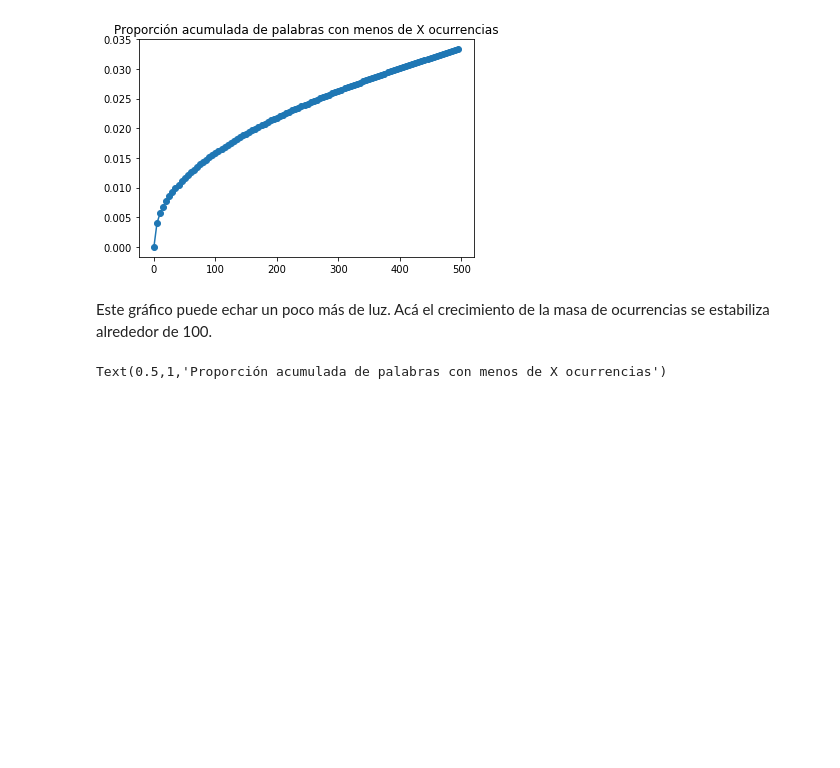
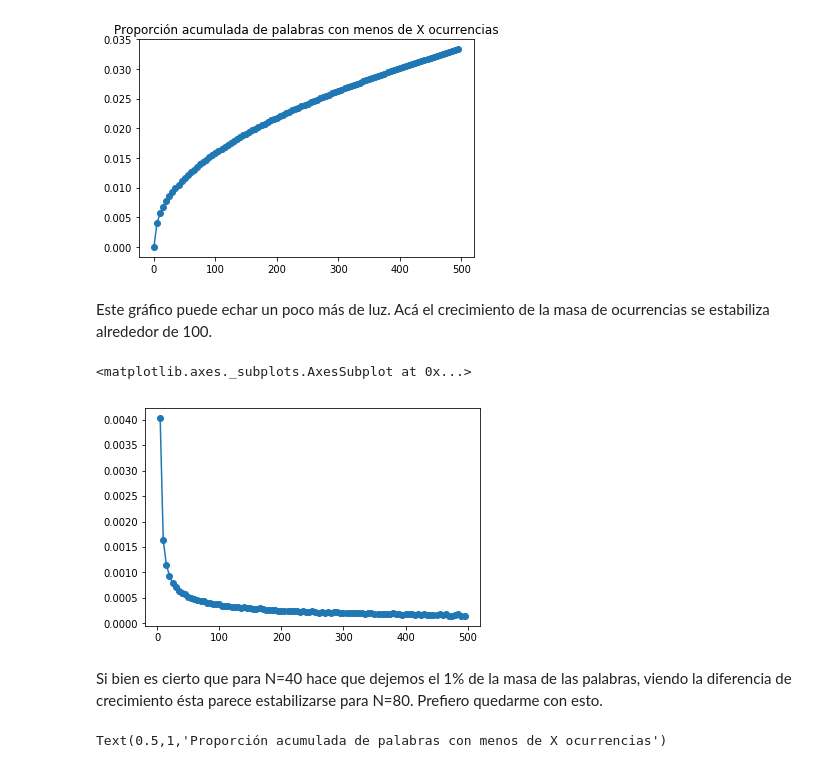
Before and after one commit to finiteautomata/contrastes, a Jupyter notebook: notebooks/constantes_de_filtrado.ipynb, the cells around one changed output. Drawn from its saved outputs; the diff is of its cells as text; code cells hidden in the pictures; blank space fills up the shorter version.

```diff
--- a/notebooks/constantes_de_filtrado.ipynb
+++ b/notebooks/constantes_de_filtrado.ipynb
@@ -116,15 +116,15 @@ Text(0.5,1,'Proporción acumulada de palabras con menos de X usuarios')
 # %%
 
 
-accum = { 0: 0 }
+accum_palabras = { 0: 0 }
 
 m = 5
 total = df.cant_palabra.sum()
 
 for i in range(1, 100):
     palabras = df[df.cant_palabra < (m*i)]
-    accum[m * i] = palabras.cant_palabra.sum() / total
-pd.Series(accum).plot(marker="o")
+    accum_palabras[m * i] = palabras.cant_palabra.sum() / total
+pd.Series(accum_palabras).plot(marker="o")
 
 plt.title("Proporción acumulada de palabras con menos de X ocurrencias")
 # %% [output]
@@ -132,6 +132,13 @@ Text(0.5,1,'Proporción acumulada de palabras con menos de X ocurrencias')
 [figure]
 # %% [markdown]
 Este gráfico puede echar un poco más de luz. Acá el crecimiento de la masa de ocurrencias se estabiliza alrededor de 100.
+# %%
+pd.Series(accum_palabras).diff().plot(marker='o')
+# %% [output]
+<matplotlib.axes._subplots.AxesSubplot at 0x...>
+[figure, added]
+# %% [markdown]
+Si bien es cierto que para N=40 hace que dejemos el 1% de la masa de las palabras, viendo la diferencia de crecimiento ésta parece estabilizarse para N=80. Prefiero quedarme con esto.
 # %%
 
 
```
Also changed, not shown: parts of 6 cells of this notebook, 2 other files.
